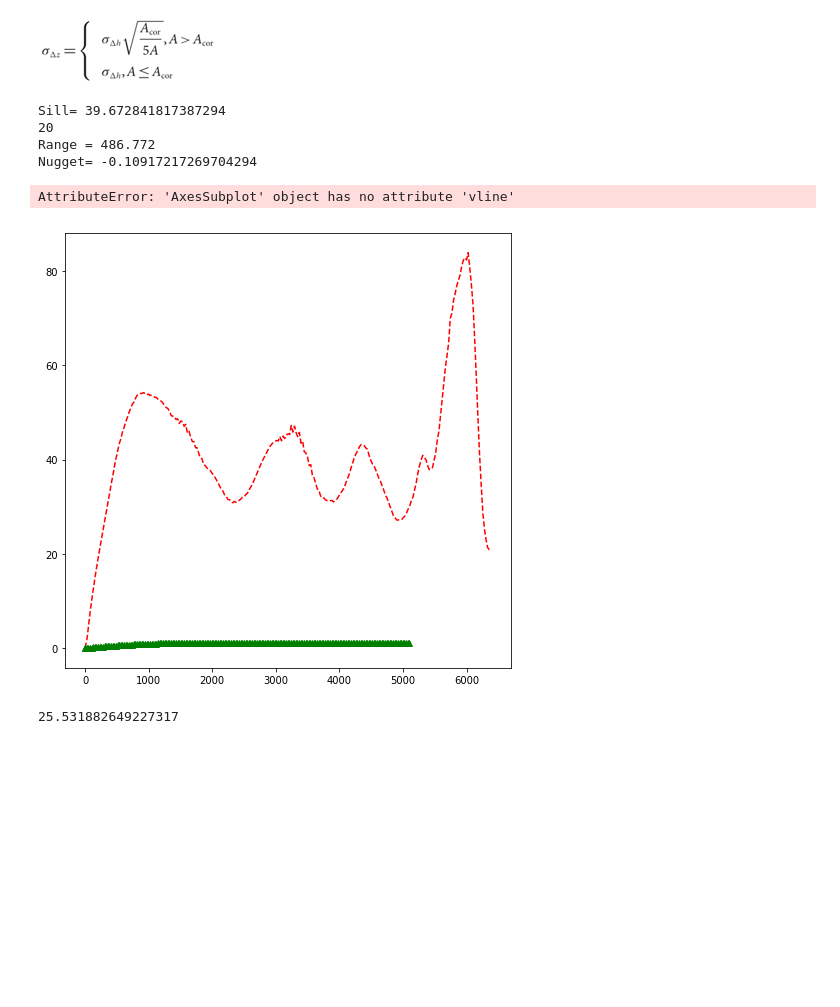
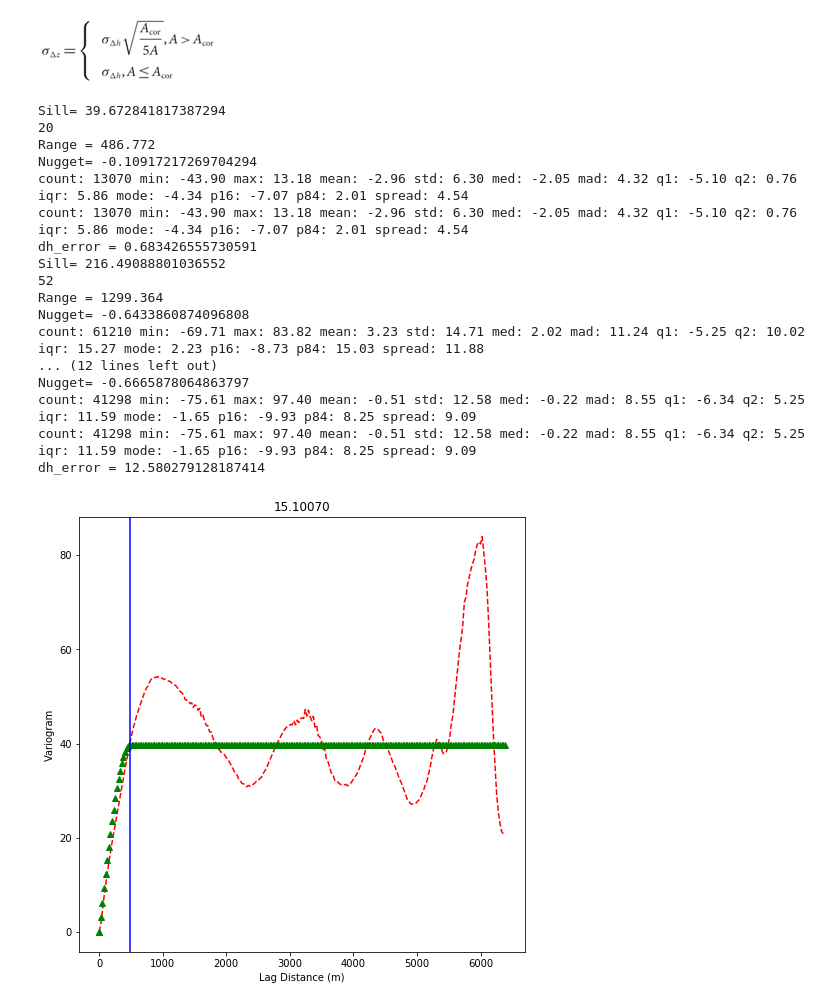
Before and after one commit to ShashankBice/raster_geostatistics, a Jupyter notebook: Brun_error_developer.ipynb, the cells around one changed output. Cells and saved outputs as stored; diff of their text form; code cells hidden in the pictures; blank space fills up the shorter version.

```diff
--- a/Brun_error_developer.ipynb
+++ b/Brun_error_developer.ipynb
@@ -64,13 +66,13 @@ def vario_plt(lag,gamma,lag_m,gamma_m,hrange,rgi_title):
     fig,ax=plt.subplots(figsize=(8,8))
     ax.plot(lag,gamma,'r--')
     ax.plot(lag_m,gamma_m,'g^')
-    ax.vline(x=hrange,color='blue',ymin=0,ymax=np.max(np.array(gamma)))
+    ax.axvline(x=hrange,color='blue',ymin=0,ymax=np.max(np.array(gamma)))
     ax.set_xlabel('Lag Distance (m)')
     ax.set_ylabel('Variogram')
     ax.set_title(rgi_title)
     return fig
 # %%
-def variogram(rgi_title,df,x,y,val,nlag,lag,azi=0,tol=90,bstand=0):
+def variogram(rgi_title,df,x,y,val,nlag,lag_d,azi=0,tol=90,bstand=0):
     """
     Takes in a dataframe containing a x,y and values, variogram properties such as number of lags, lag distance,
     azimuth,azimuth tolerance and argument to standardize the sill or not
@@ -82,9 +84,11 @@ def variogram(rgi_title,df,x,y,val,nlag,lag,azi=0,tol=90,bstand=0):
 
     Returns the distance of autocorrelation and saves the plot
     """
-    lag,gamma,npair=GeostatsPy.gamv_2d(df,x,y,val,nlag,lag,azi,tol,bstand)
+    lag,gamma,npair=GeostatsPy.gamv_2d(df,x,y,val,nlag,lag_d,azi,tol,bstand)
     sill,hrange,c0=model_param(np.var(df[val]),lag,gamma)
-    lag_m,gamma_m=GeostatsPy.vmodel_2d(nlag,lag,azi,c0,1,1,sill,azi,hrange,1)
+    if c0<0:
+        c0=0
+    lag_m,gamma_m=GeostatsPy.vmodel_2d(nlag,lag_d,azi,c0,1,1,sill,azi,hrange,1)
     fig=vario_plt(lag,gamma,lag_m,gamma_m,hrange,rgi_title)
     fig_name=rgi_title+" variogram.png"
     fig.savefig(fig_name,dpi=300)
@@ -98,7 +102,7 @@ def dh_er(ma,hrange,df,rgi_title):
     std=malib.print_stats(ma)[4]
     nmad=malib.print_stats(ma)[6]
     a_cor=np.pi*(hrange*hrange)
-    a=(df.loc[df['RGIId']==rgi_title]).area_m2.value[0]
+    a=(df.loc[df['RGIId']==rgi_title]).area_m2.values[0]
     if a>a_cor:
         sig_dh=std*np.sqrt(a_cor/(5*a))
     else:
@@ -107,16 +111,33 @@ def dh_er(ma,hrange,df,rgi_title):
     return std,nmad,sig_dh
 # %%
 dh_df=get_xyz(ma_list[0],gt_list[0],'dh')
-# %%
-hrange=variogram(fl[0],dh_df,'x','y','dh',250,gt_list[0][1])
-# %% [output]
-Sill= 39.672841817387294
-20
-Range = 486.772
-Nugget= -0.10917217269704294
-AttributeError: 'AxesSubplot' object has no attribute 'vline'
-[figure, removed]
-# %%
-gt_list[0][1]
-# %% [output]
-25.531882649227317
+# %%
+for i in range(len(fl)):
+    dh_df=get_xyz(ma_list[i],gt_list[i],z='dh')
+    hrange=variogram(fl[i],dh_df,'x','y','dh',250,gt_list[i][1])
+    std,nmad,dh_un=dh_er(ma_list[i],hrange,df_rgi,fl[i])
+    dicti={'RGIId':fl[i],'std':std,'nmad':nmad,'dh_un':dh_un}
+    df_temp=pd.DataFrame(dicti,index=[0])
+    if i==0:
+        df_error=df_temp.copy()
+    else:
+        df_error=df_error.append(df_temp,ignore_index=True)
+# %% [output]
+Sill= 39.672841817387294
+20
+Range = 486.772
+Nugget= -0.10917217269704294
+count: 13070 min: -43.90 max: 13.18 mean: -2.96 std: 6.30 med: -2.05 mad: 4.32 q1: -5.10 q2: 0.76 iqr: 5.86 mode: -4.34 p16: -7.07 p84: 2.01 spread: 4.54
+count: 13070 min: -43.90 max: 13.18 mean: -2.96 std: 6.30 med: -2.05 mad: 4.32 q1: -5.10 q2: 0.76 iqr: 5.86 mode: -4.34 p16: -7.07 p84: 2.01 spread: 4.54
+dh_error = 0.683426555730591
+Sill= 216.49088801036552
+52
+Range = 1299.364
+Nugget= -0.6433860874096808
+count: 61210 min: -69.71 max: 83.82 mean: 3.23 std: 14.71 med: 2.02 mad: 11.24 q1: -5.25 q2: 10.02 iqr: 15.27 mode: 2.23 p16: -8.73 p84: 15.03 spread: 11.88
+... (12 lines left out)
+Nugget= -0.6665878064863797
+count: 41298 min: -75.61 max: 97.40 mean: -0.51 std: 12.58 med: -0.22 mad: 8.55 q1: -6.34 q2: 5.25 iqr: 11.59 mode: -1.65 p16: -9.93 p84: 8.25 spread: 9.09
+count: 41298 min: -75.61 max: 97.40 mean: -0.51 std: 12.58 med: -0.22 mad: 8.55 q1: -6.34 q2: 5.25 iqr: 11.59 mode: -1.65 p16: -9.93 p84: 8.25 spread: 9.09
+dh_error = 12.580279128187414
+[figure, added]
```
Also changed, not shown: parts of 3 cells of this notebook.
